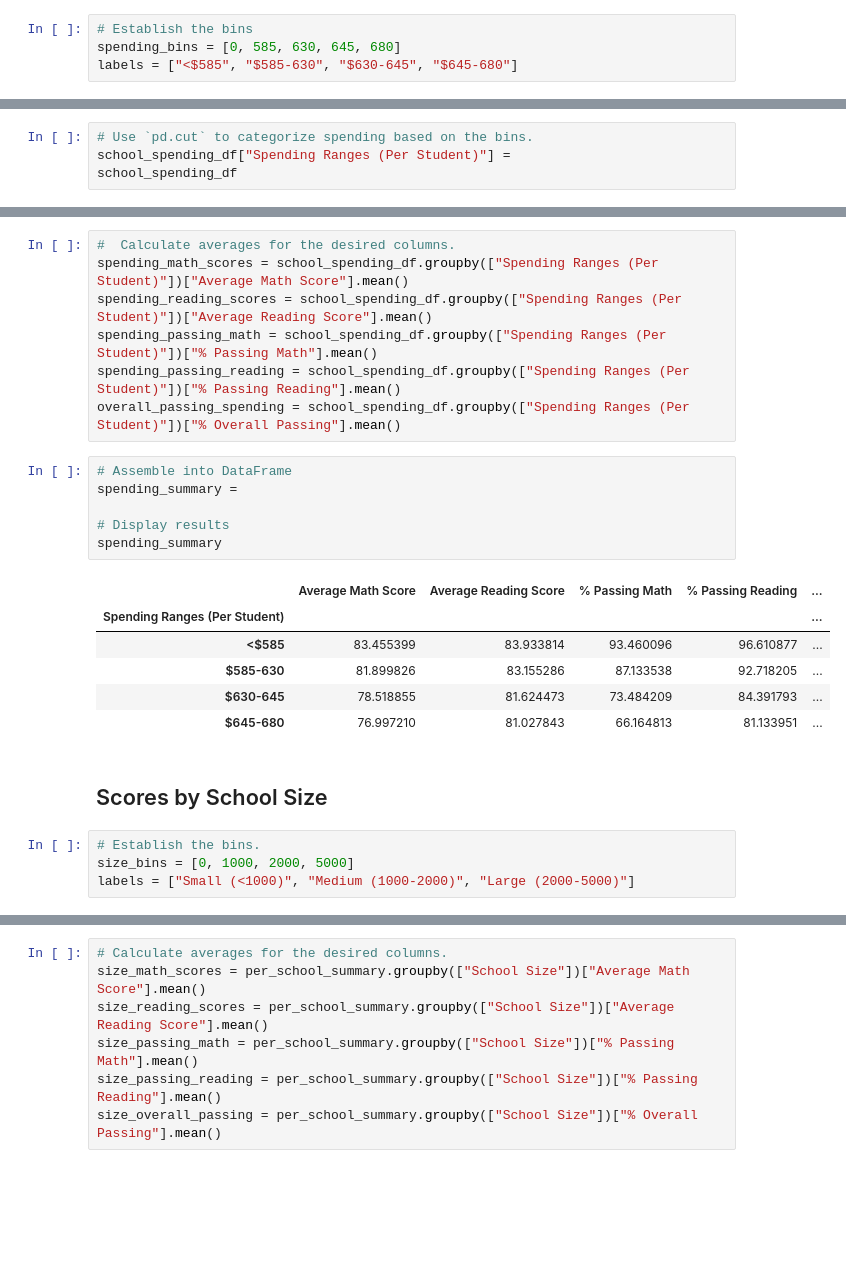
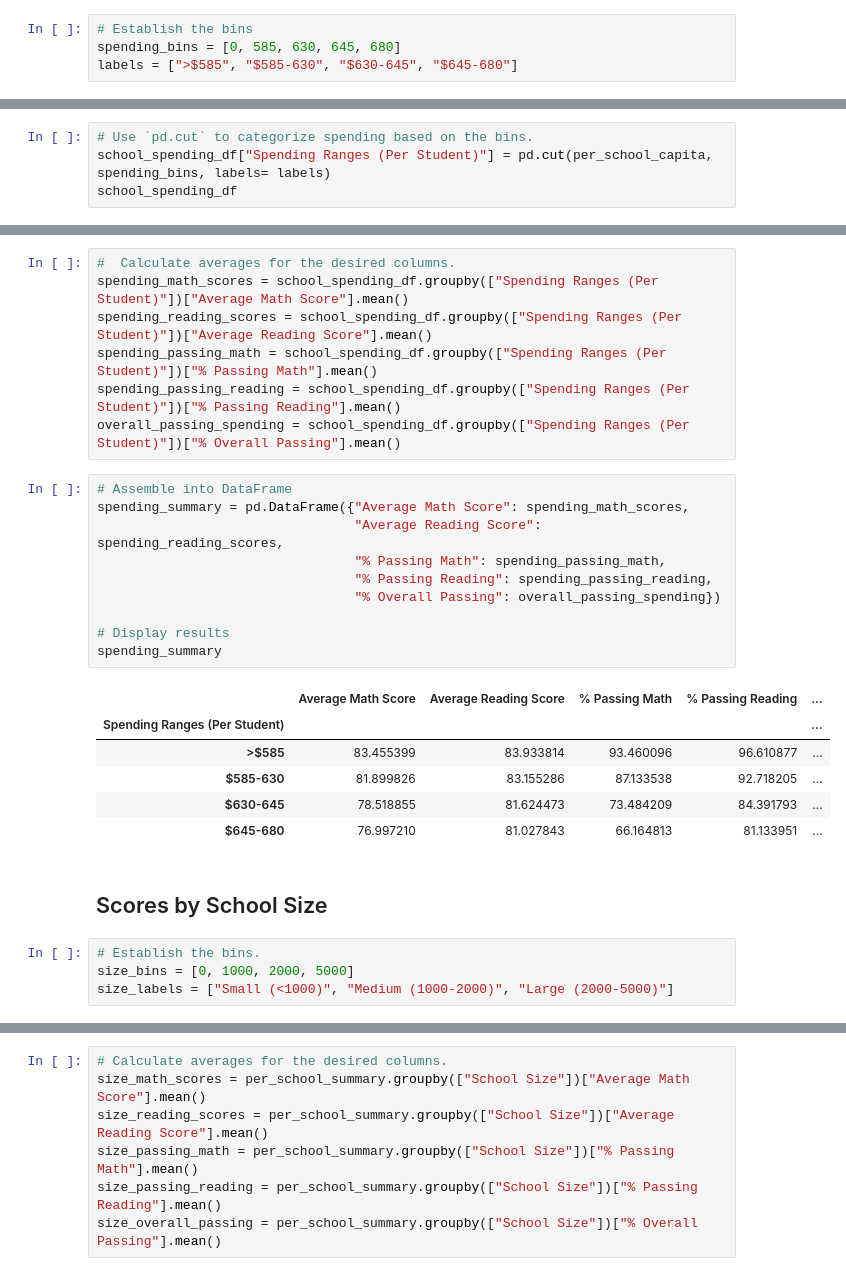
Before and after one commit to JohnnyRa9/Pandas_Challenge, a Jupyter notebook: PyCitySchools/PyCitySchools_starter.ipynb, the cells around one changed output, grey strips where cells are left out. Saved outputs shown, nothing was run; the diff lists cells and outputs as text; blank space fills up the shorter version.

```diff
--- a/PyCitySchools/PyCitySchools_starter.ipynb
+++ b/PyCitySchools/PyCitySchools_starter.ipynb
@@ -346,12 +355,12 @@ reading_scores_by_grade
 # %%
 # Establish the bins
 spending_bins = [0, 585, 630, 645, 680]
-labels = ["<$585", "$585-630", "$630-645", "$645-680"]
+labels = [">$585", "$585-630", "$630-645", "$645-680"]
 # %%
 # Create a copy of the school summary since it has the "Per Student Budget"
 school_spending_df = per_school_summary.copy()
 # %%
 # Use `pd.cut` to categorize spending based on the bins.
-school_spending_df["Spending Ranges (Per Student)"] =
+school_spending_df["Spending Ranges (Per Student)"] = pd.cut(per_school_capita, spending_bins, labels= labels)
 school_spending_df
 # %% [output]
@@ -380,14 +390,18 @@ spending_passing_reading = school_spending_df.groupby(["Spending Ranges (Per Stu
 overall_passing_spending = school_spending_df.groupby(["Spending Ranges (Per Student)"])["% Overall Passing"].mean()
 # %%
 # Assemble into DataFrame
-spending_summary =
+spending_summary = pd.DataFrame({"Average Math Score": spending_math_scores,
+                                 "Average Reading Score": spending_reading_scores,
+                                 "% Passing Math": spending_passing_math,
+                                 "% Passing Reading": spending_passing_reading,
+                                 "% Overall Passing": overall_passing_spending})
 
 # Display results
 spending_summary
 # %% [output]
 |  | Average Math Score | Average Reading Score | % Passing Math | % Passing Reading | ... |
 | Spending Ranges (Per Student) |  |  |  |  | ... |
-| <$585 | 83.455399 | 83.933814 | 93.460096 | 96.610877 | ... |
+| >$585 | 83.455399 | 83.933814 | 93.460096 | 96.610877 | ... |
 | $585-630 | 81.899826 | 83.155286 | 87.133538 | 92.718205 | ... |
 | $630-645 | 78.518855 | 81.624473 | 73.484209 | 84.391793 | ... |
 | $645-680 | 76.997210 | 81.027843 | 66.164813 | 81.133951 | ... |
@@ -396,7 +410,7 @@ spending_summary
 # %%
 # Establish the bins.
 size_bins = [0, 1000, 2000, 5000]
-labels = ["Small (<1000)", "Medium (1000-2000)", "Large (2000-5000)"]
+size_labels = ["Small (<1000)", "Medium (1000-2000)", "Large (2000-5000)"]
 # %%
 # Categorize the spending based on the bins
 # Use `pd.cut` on the "Total Students" column of the `per_school_summary` DataFrame.
```
Also changed, not shown: parts of 8 cells of this notebook.
